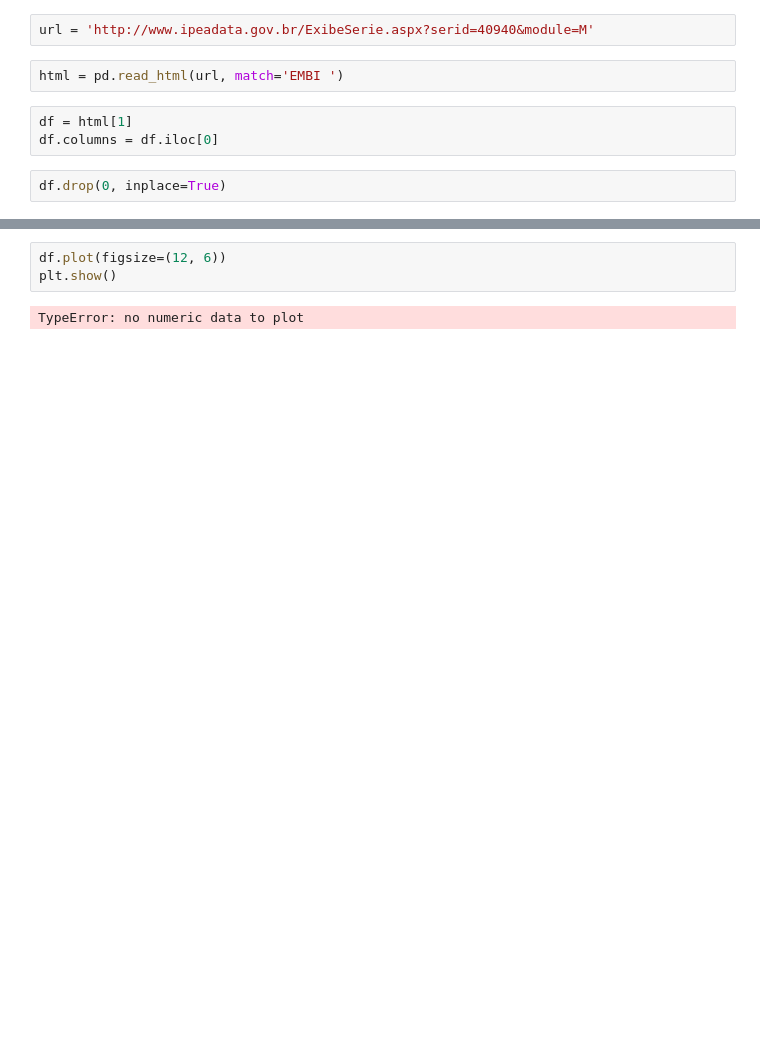
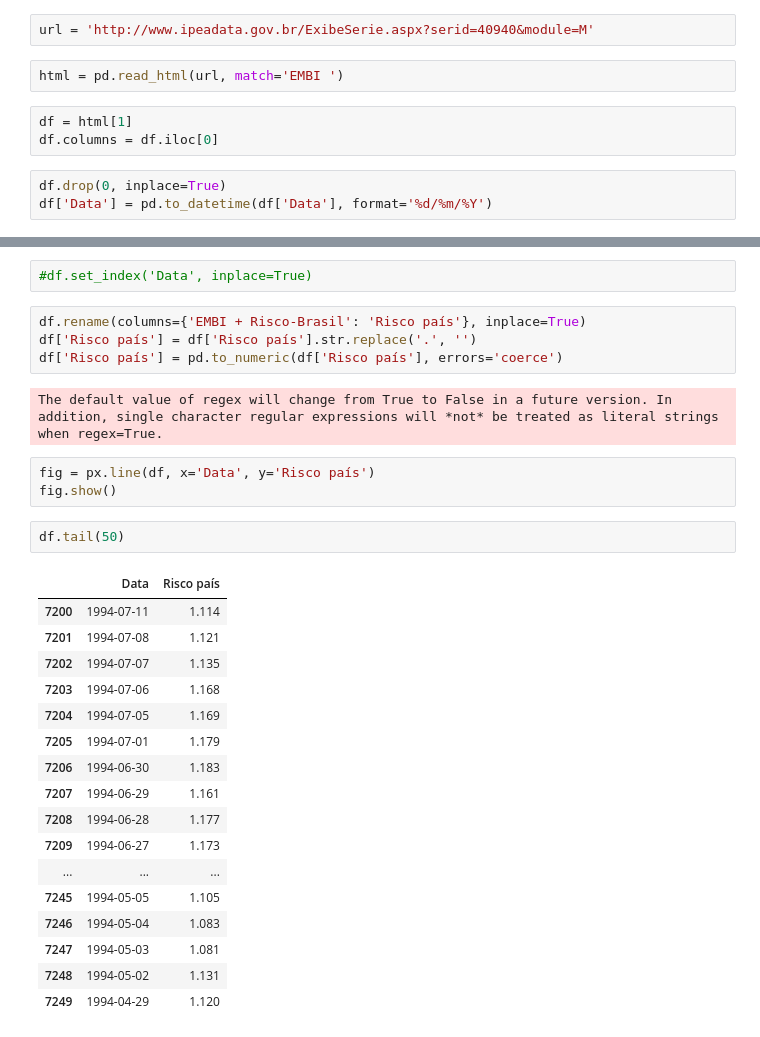
Before and after one commit to Jhonattanln/Web_scraping, a Jupyter notebook: risk_brazil.ipynb, the cells around one changed output, grey strips where cells are left out. Drawn from its saved outputs; the diff is of its cells as text; blank space fills up the shorter version.

```diff
--- a/risk_brazil.ipynb
+++ b/risk_brazil.ipynb
@@ -13,3 +14,4 @@ df = html[1]
 df.columns = df.iloc[0]
 # %%
 df.drop(0, inplace=True)
+df['Data'] = pd.to_datetime(df['Data'], format='%d/%m/%Y')
@@ -35,5 +18,31 @@ df.head()
-# %%
-df.plot(figsize=(12, 6))
-plt.show()
-# %% [output]
-TypeError: no numeric data to plot
+# %%
+#df.set_index('Data', inplace=True)
+# %%
+df.rename(columns={'EMBI + Risco-Brasil': 'Risco país'}, inplace=True)
+df['Risco país'] = df['Risco país'].str.replace('.', '')
+df['Risco país'] = pd.to_numeric(df['Risco país'], errors='coerce')
+# %% [output]
+The default value of regex will change from True to False in a future version. In addition, single character regular expressions will *not* be treated as literal strings when regex=True.
+# %%
+fig = px.line(df, x='Data', y='Risco país')
+fig.show()
+# %%
+df.tail(50)
+# %% [output]
+|  | Data | Risco país |
+| 7200 | 1994-07-11 | 1.114 |
+| 7201 | 1994-07-08 | 1.121 |
+| 7202 | 1994-07-07 | 1.135 |
+| 7203 | 1994-07-06 | 1.168 |
+| 7204 | 1994-07-05 | 1.169 |
+| 7205 | 1994-07-01 | 1.179 |
+| 7206 | 1994-06-30 | 1.183 |
+| 7207 | 1994-06-29 | 1.161 |
+| 7208 | 1994-06-28 | 1.177 |
+| 7209 | 1994-06-27 | 1.173 |
+| ... | ... | ... |
+| 7245 | 1994-05-05 | 1.105 |
+| 7246 | 1994-05-04 | 1.083 |
+| 7247 | 1994-05-03 | 1.081 |
+| 7248 | 1994-05-02 | 1.131 |
+| 7249 | 1994-04-29 | 1.120 |
```
Also changed, not shown: parts of 3 cells of this notebook.
